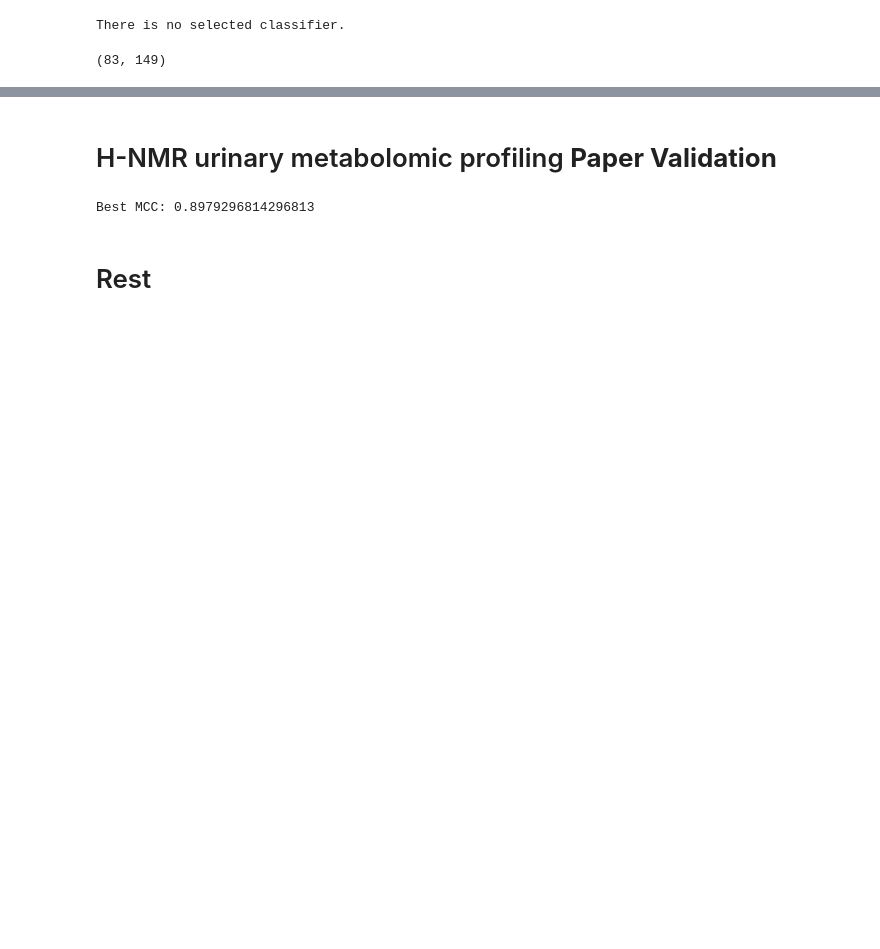
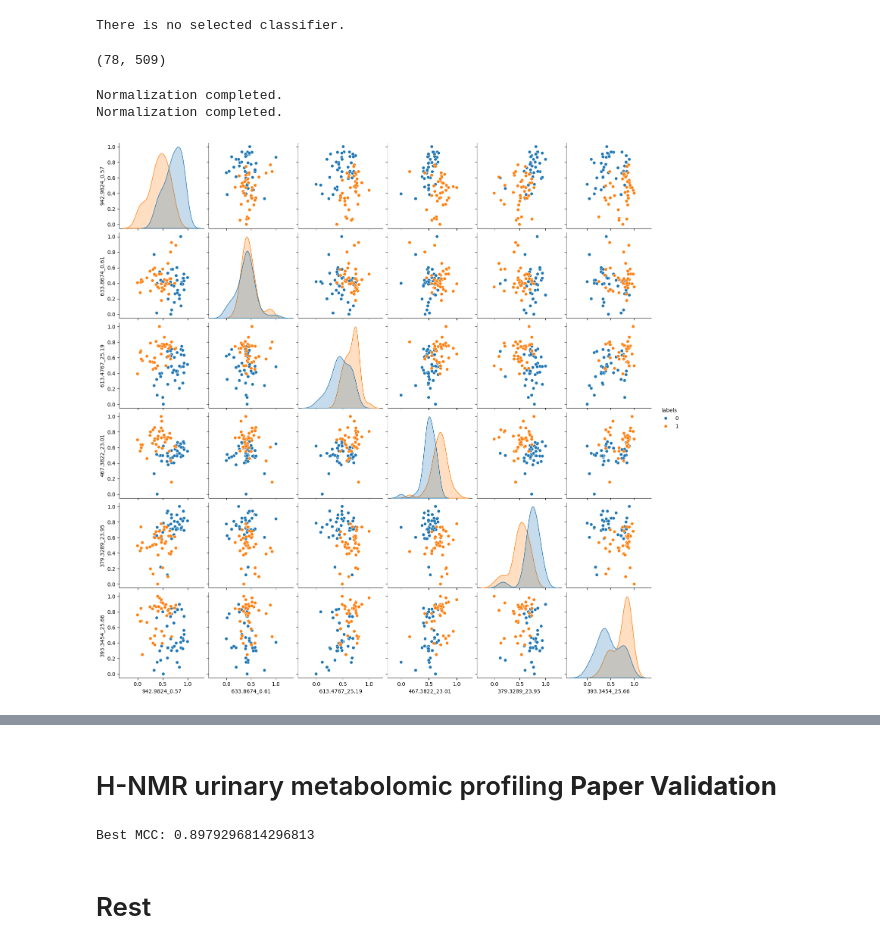
Before and after one commit to costasmexis/AI4META, a Jupyter notebook: test_pipeline.ipynb, the cells around one changed output, grey strips where cells are left out. Cells and saved outputs as stored; diff of their text form; code cells hidden in the pictures; blank space fills up the shorter version.

```diff
--- a/test_pipeline.ipynb
+++ b/test_pipeline.ipynb
@@ -3,12 +3,12 @@ from machinelearning.mlpipeline import MLPipelines
 from machinelearning.mlexplain import MLExplainer
 from dataloader.eda import DataExplorer
 
-# csv_dir = 'data/epic_lc_ms_pos.csv'
-# label = 'group'
+csv_dir = 'data/epic_lc_ms_pos.csv'
+label = 'group'
 # csv_dir = 'data/periodontal_inflammation.csv'
 # label = 'Class'
-csv_dir = 'data/gastric_cancer.csv'
-label = 'Class'
+# csv_dir = 'data/gastric_cancer.csv'
+# label = 'Class'
 
 %load_ext autoreload
 %autoreload 2
@@ -22,4 +22,12 @@ mlpipe = MLPipelines(label=label, csv_dir=csv_dir)
 mlpipe.X.shape
 # %% [output]
 There is no selected classifier.
-(83, 149)
+(78, 509)
+# %%
+eda = DataExplorer(label=label, csv_dir=csv_dir)
+# feat = eda.statistical_difference(show_box=False)
+eda.pairplots_function(data=mlpipe.X, labels=mlpipe.y, num_of_best_features=6)#list_of_feature=feat)
+# %% [output]
+Normalization completed.
+Normalization completed.
+[figure, added]
```
Also changed, not shown: parts of 4 cells of this notebook, 2 other files.
